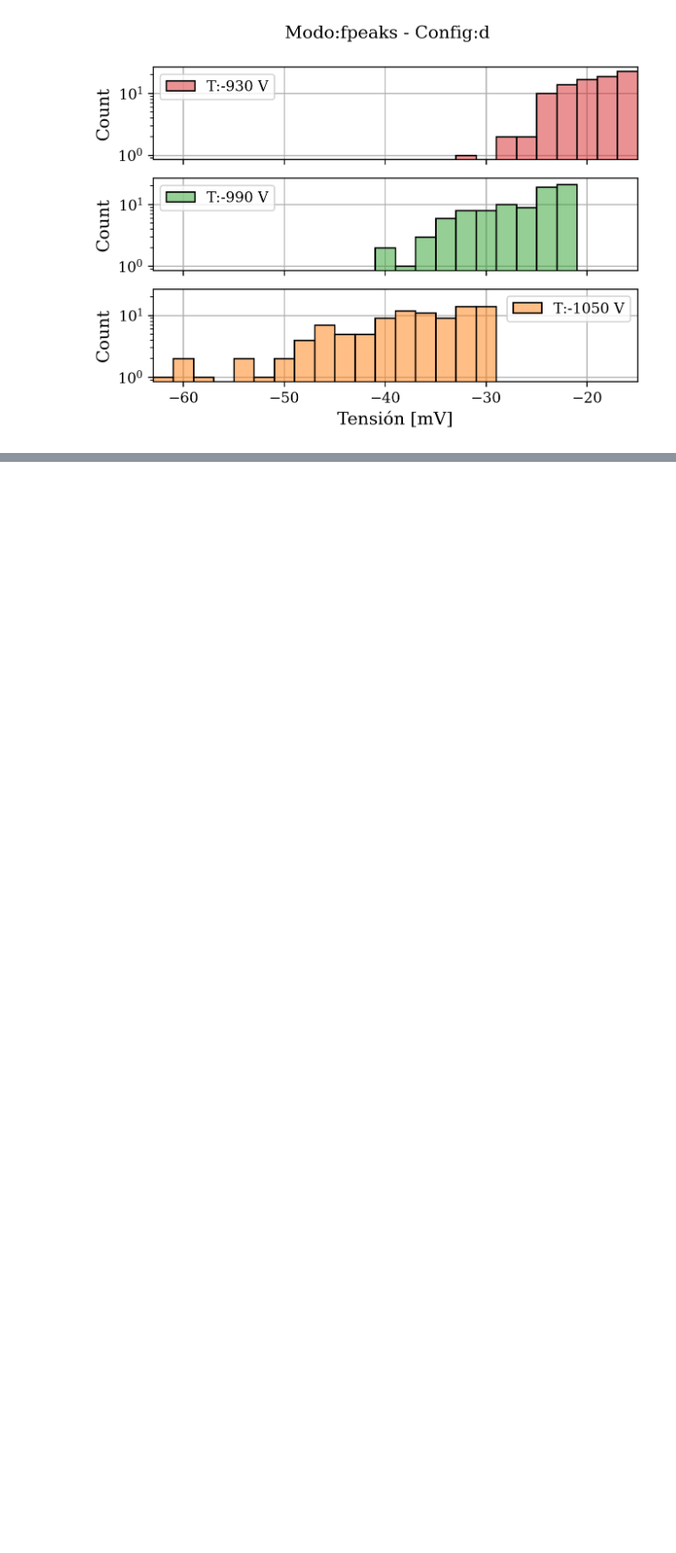
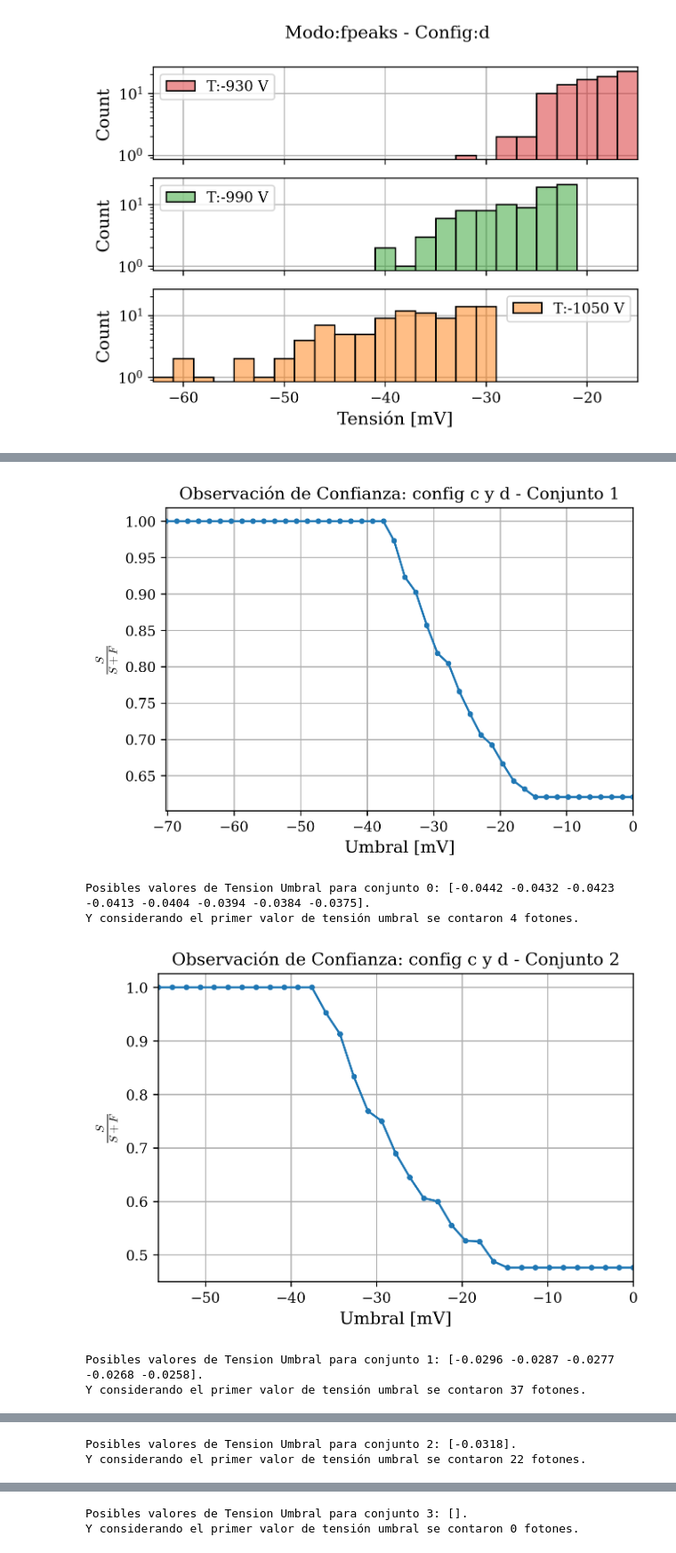
Before and after one commit to agustinbrusco/Laboratorio5, a Jupyter notebook: Datos y código - Práctica 3/analisis_ruido.ipynb, the cells around one changed output, grey strips where cells are left out. Shown at 89% size. Cells and saved outputs as stored; diff of their text form; code cells hidden in the pictures; blank space fills up the shorter version.

```diff
--- a/Datos y código - Práctica 3/analisis_ruido.ipynb
+++ b/Datos y código - Práctica 3/analisis_ruido.ipynb
@@ -239,0 +349,46 @@ for modo in (['sample', 'fpeaks']):
+# %%
+#Planteo Tensión Umbral
+#Con la fracción de 'confianza' calculo el número de fotones medidos
+
+umbrales = np.linspace(-80e-3, 0, )
+n = np.zeros_like(range(split))
+
+#Considero todos los subconjuntos del array original y veo de calcular en cada caso una tensión umbral
+#Se que igualmente el grupo anterior tomo una generica para todos los arrays
+#Esto igualmente lo hago para ver si es coherente hacer eso si queremos considerar un == % de confianza
+#Algo a revisar tambien es que en un par de casos el método para considerar frac se rome (es raro porque los graficos anteriores no van en coherencia con este error, por lo menos a simple viste)
+#El mayor problema viene del conjunto 6
+
+for j in range(split):
+
+    i_ = [] #posición de tensión umbral
+    vumb = [] #Valores de Tension umbral
+    frac = np.zeros_like(umbrales)
+
+    for i, umbral in enumerate(umbrales):  # V
+        positivos_d = sum(tension_dict_DAQ[f"d_{j}"] <  umbral)
+        positivos_c = sum(tension_dict_DAQ[f"c_{j}"] <  umbral)
+        frac[i] = (positivos_d-positivos_c)/(positivos_d)
+        #Criterio para ver tensiones umbrales (elijo los porcentajes)
+        if 0.7<frac[i] <0.96:
+            vumb.append(tension_dict_DAQ[f"d_{j}"][i])
+            i_.append(i)
+
+    plt.title(f'Observación de Confianza: config c y d - Conjunto {j + 1}')
+    plt.plot(umbrales*1e3, frac, '.-')
+    plt.xlabel("Umbral [mV]")
+    plt.ylabel(r"$\frac{S}{S+F}$")
+    plt.show()
+
+    #Calculo el Número de fotones observados considerando la suma de alturas medidas por la fracción de confianza que tenga
+    if i_ != []:
+        n[j] = sum(height_dict_DAQ[f"d_{j}"][0:i_[0]])*frac[i_[0]]
+
+    print(f'Posibles valores de Tension Umbral para conjunto {j}: {np.round(vumb, 4)}.\nY considerando el primer valor de tensión umbral se contaron {n[j]} fotones.')
+# %% [output]
+[figure, added]
+Posibles valores de Tension Umbral para conjunto 0: [-0.0442 -0.0432 -0.0423 -0.0413 -0.0404 -0.0394 -0.0384 -0.0375].
+Y considerando el primer valor de tensión umbral se contaron 4 fotones.
+[figure, added]
+Posibles valores de Tension Umbral para conjunto 1: [-0.0296 -0.0287 -0.0277 -0.0268 -0.0258].
+Y considerando el primer valor de tensión umbral se contaron 37 fotones.
@@ -239,0 +396,2 @@ for modo in (['sample', 'fpeaks']):
+Posibles valores de Tension Umbral para conjunto 2: [-0.0318].
+Y considerando el primer valor de tensión umbral se contaron 22 fotones.
@@ -239,0 +399,2 @@ for modo in (['sample', 'fpeaks']):
+Posibles valores de Tension Umbral para conjunto 3: [].
+Y considerando el primer valor de tensión umbral se contaron 0 fotones.
```
Also changed, not shown: parts of 9 cells of this notebook, 1 other file.
